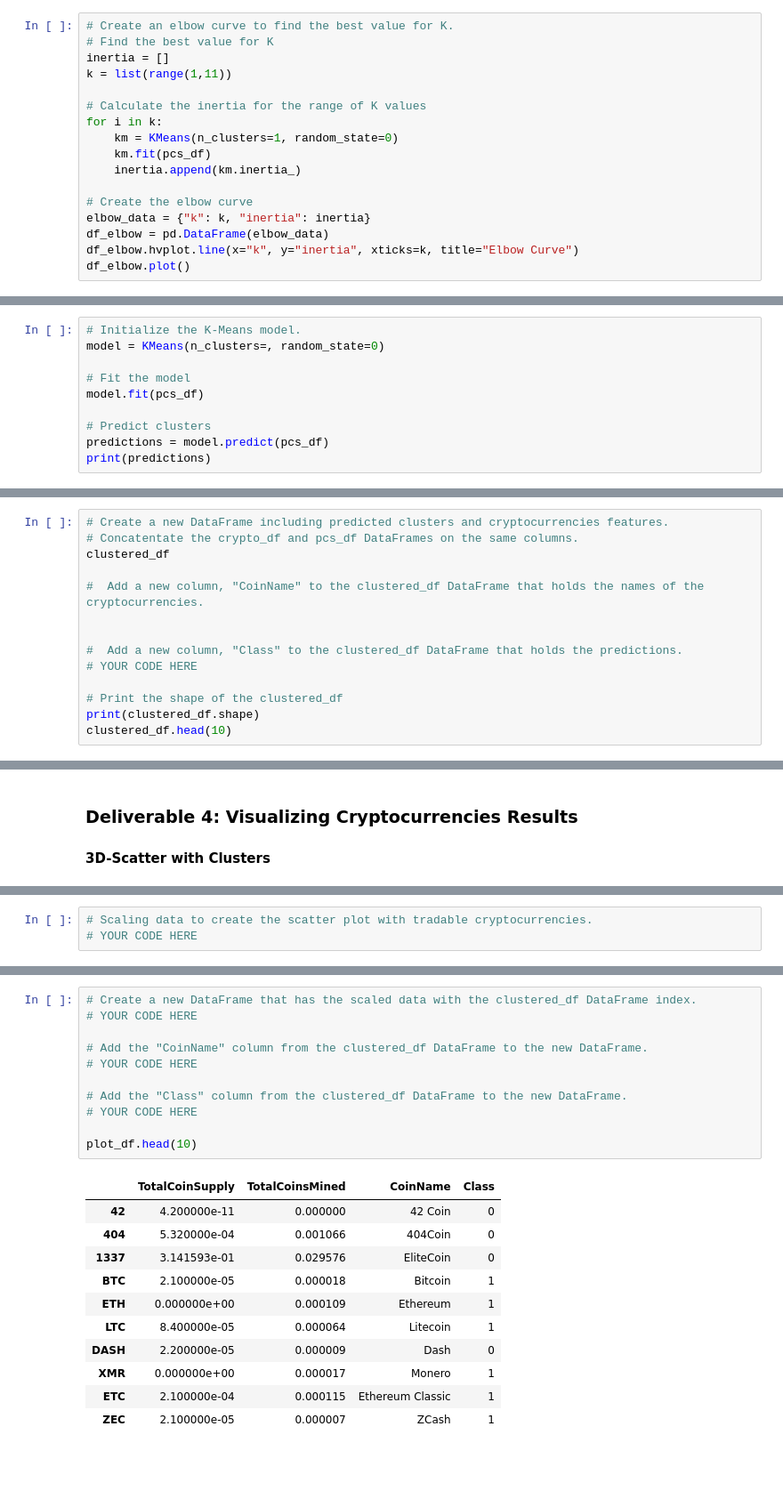
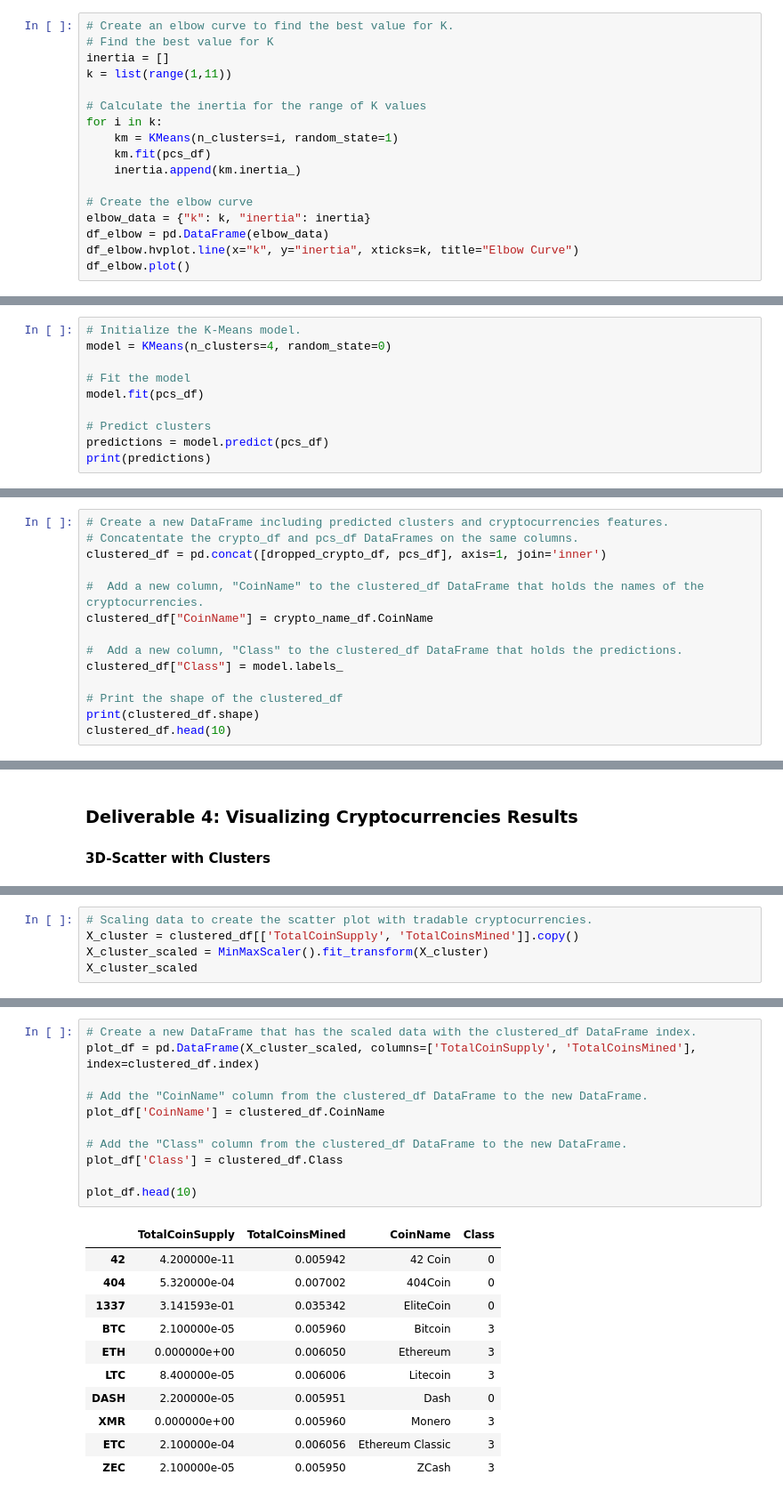
Before and after one commit to aaron-ardell/Cryptocurrencies, a Jupyter notebook: crypto_clustering.ipynb, the cells around one changed output, grey strips where cells are left out. Shown at 89% size. Saved outputs shown, nothing was run; the diff lists cells and outputs as text; blank space fills up the shorter version.

```diff
--- a/crypto_clustering.ipynb
+++ b/crypto_clustering.ipynb
@@ -178,7 +208,7 @@ k = list(range(1,11))
 
 # Calculate the inertia for the range of K values
 for i in k:
-    km = KMeans(n_clusters=1, random_state=0)
+    km = KMeans(n_clusters=i, random_state=1)
     km.fit(pcs_df)
     inertia.append(km.inertia_)
 
@@ -194,7 +224,7 @@ df_elbow.plot()
 Running K-Means with `k=4`
 # %%
 # Initialize the K-Means model.
-model = KMeans(n_clusters=, random_state=0)
+model = KMeans(n_clusters=4, random_state=0)
 
 # Fit the model
 model.fit(pcs_df)
@@ -223,13 +251,13 @@ array([0, 0, 0, 1, 1, 1, 0, 1, 1, 1, 0, 1, 0, 0, 1, 0, 1, 1, 0, 0, 1, 1,
 # %%
 # Create a new DataFrame including predicted clusters and cryptocurrencies features.
 # Concatentate the crypto_df and pcs_df DataFrames on the same columns.
-clustered_df
+clustered_df = pd.concat([dropped_crypto_df, pcs_df], axis=1, join='inner')
 
 #  Add a new column, "CoinName" to the clustered_df DataFrame that holds the names of the cryptocurrencies.
-
+clustered_df["CoinName"] = crypto_name_df.CoinName
 
 #  Add a new column, "Class" to the clustered_df DataFrame that holds the predictions.
-# YOUR CODE HERE
+clustered_df["Class"] = model.labels_
 
 # Print the shape of the clustered_df
 print(clustered_df.shape)
@@ -270,4 +300,6 @@ There are 532 tradable cryptocurrencies.
 # %%
 # Scaling data to create the scatter plot with tradable cryptocurrencies.
-# YOUR CODE HERE
+X_cluster = clustered_df[['TotalCoinSupply', 'TotalCoinsMined']].copy()
+X_cluster_scaled = MinMaxScaler().fit_transform(X_cluster)
+X_cluster_scaled
 # %% [output]
@@ -281,25 +313,25 @@ array([[4.20000000e-11, 0.00000000e+00],
 # %%
 # Create a new DataFrame that has the scaled data with the clustered_df DataFrame index.
-# YOUR CODE HERE
+plot_df = pd.DataFrame(X_cluster_scaled, columns=['TotalCoinSupply', 'TotalCoinsMined'], index=clustered_df.index)
 
 # Add the "CoinName" column from the clustered_df DataFrame to the new DataFrame.
-# YOUR CODE HERE
+plot_df['CoinName'] = clustered_df.CoinName
 
 # Add the "Class" column from the clustered_df DataFrame to the new DataFrame.
-# YOUR CODE HERE
+plot_df['Class'] = clustered_df.Class
 
 plot_df.head(10)
 # %% [output]
 |  | TotalCoinSupply | TotalCoinsMined | CoinName | Class |
-| 42 | 4.200000e-11 | 0.000000 | 42 Coin | 0 |
-| 404 | 5.320000e-04 | 0.001066 | 404Coin | 0 |
-| 1337 | 3.141593e-01 | 0.029576 | EliteCoin | 0 |
-| BTC | 2.100000e-05 | 0.000018 | Bitcoin | 1 |
-| ETH | 0.000000e+00 | 0.000109 | Ethereum | 1 |
-| LTC | 8.400000e-05 | 0.000064 | Litecoin | 1 |
-| DASH | 2.200000e-05 | 0.000009 | Dash | 0 |
-| XMR | 0.000000e+00 | 0.000017 | Monero | 1 |
-| ETC | 2.100000e-04 | 0.000115 | Ethereum Classic | 1 |
-| ZEC | 2.100000e-05 | 0.000007 | ZCash | 1 |
+| 42 | 4.200000e-11 | 0.005942 | 42 Coin | 0 |
+| 404 | 5.320000e-04 | 0.007002 | 404Coin | 0 |
+| 1337 | 3.141593e-01 | 0.035342 | EliteCoin | 0 |
+| BTC | 2.100000e-05 | 0.005960 | Bitcoin | 3 |
+| ETH | 0.000000e+00 | 0.006050 | Ethereum | 3 |
+| LTC | 8.400000e-05 | 0.006006 | Litecoin | 3 |
+| DASH | 2.200000e-05 | 0.005951 | Dash | 0 |
+| XMR | 0.000000e+00 | 0.005960 | Monero | 3 |
+| ETC | 2.100000e-04 | 0.006056 | Ethereum Classic | 3 |
+| ZEC | 2.100000e-05 | 0.005950 | ZCash | 3 |
 # %%
 # Create a hvplot.scatter plot using x="TotalCoinsMined" and y="TotalCoinSupply".
```
Also changed, not shown: parts of 17 cells of this notebook.
